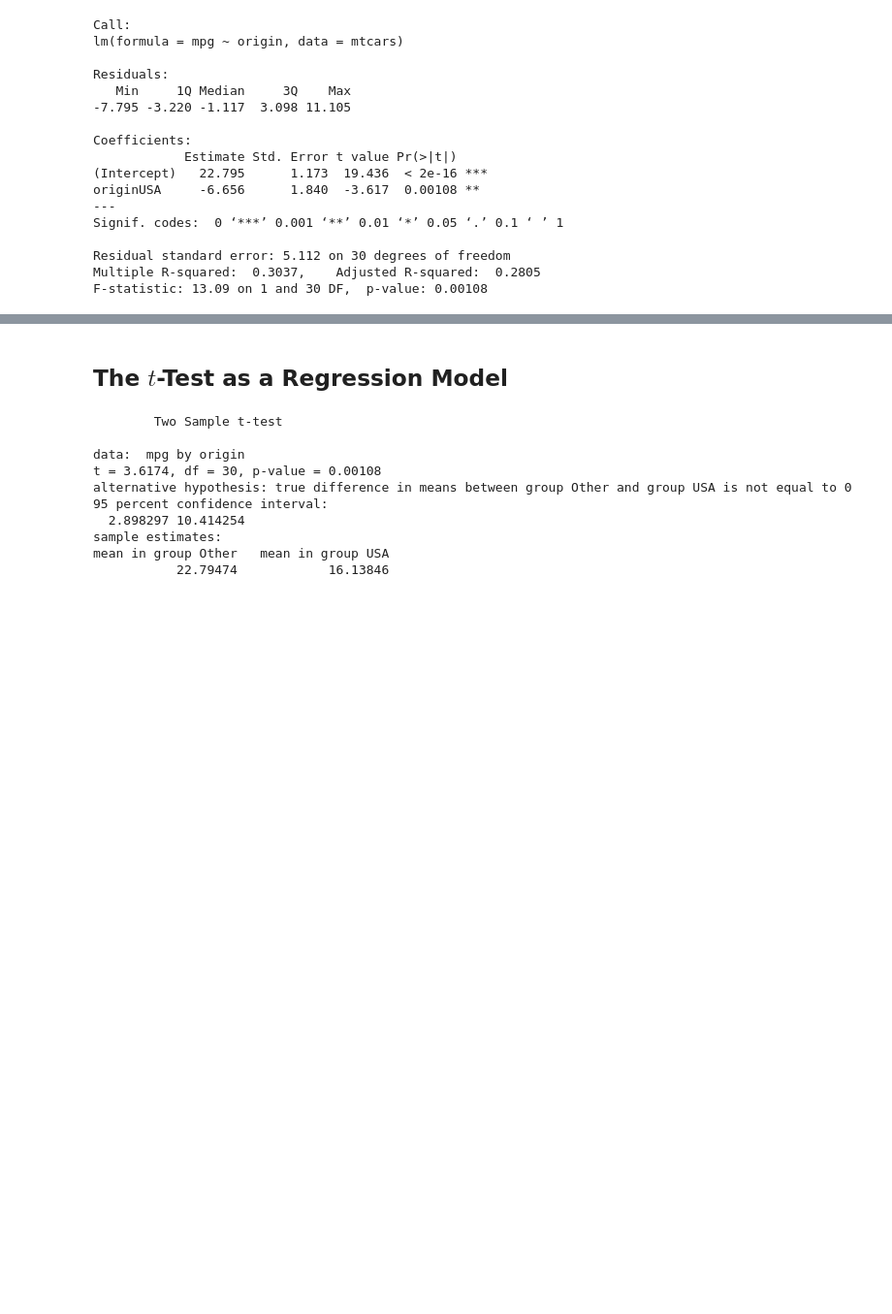
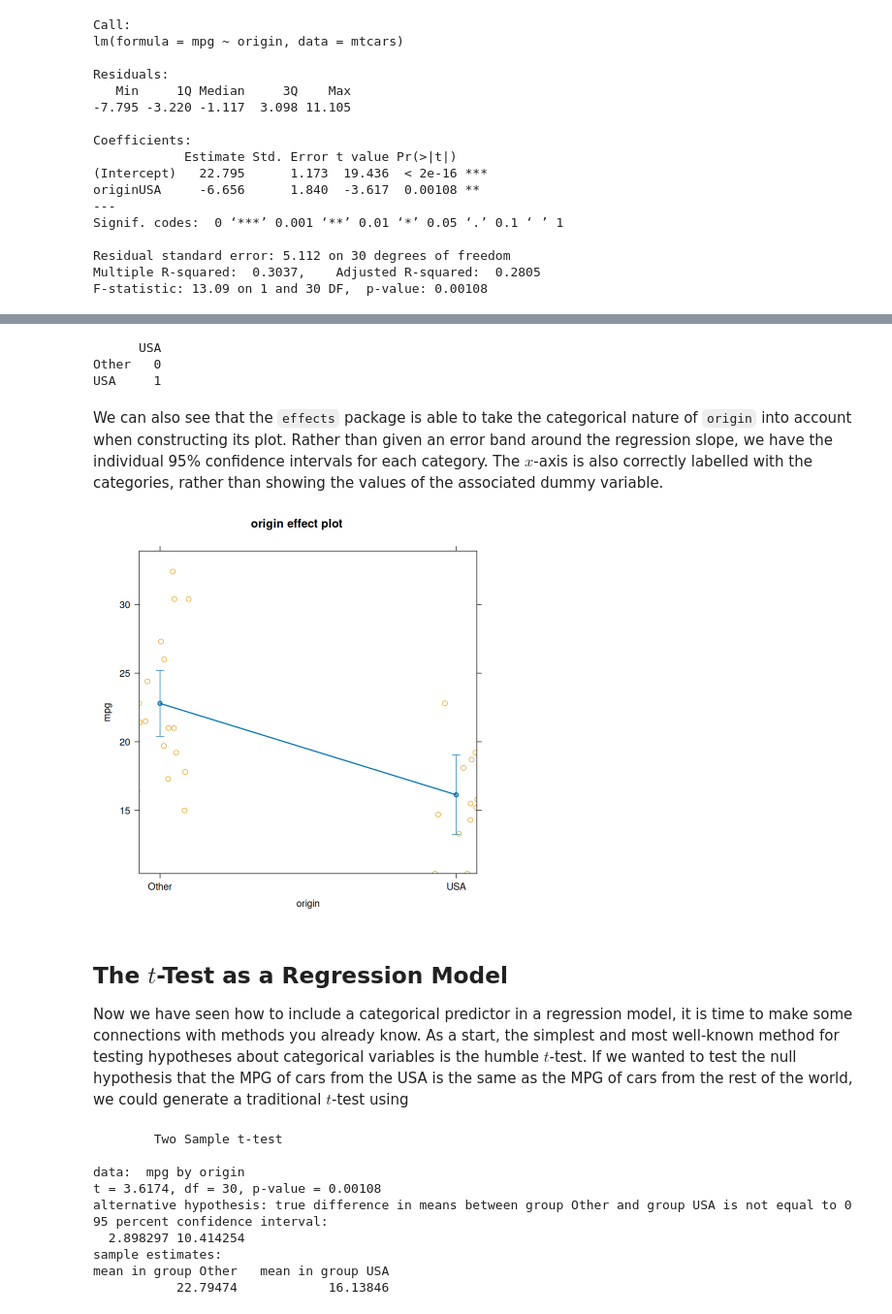
Before and after one commit to PCHN63101-Advanced-Data-Skills/Model-Comparisons-ANOVA, a Jupyter notebook: 1.dummy-variables.ipynb, the cells around one changed output, grey strips where cells are left out. Shown at 97% size. Drawn from its saved outputs; the diff is of its cells as text; code cells hidden in the pictures; blank space fills up the shorter version.

```diff
--- a/1.dummy-variables.ipynb
+++ b/1.dummy-variables.ipynb
@@ -148,6 +160,6 @@ mtcars$origin <- as.factor(mtcars$origin)
 # %%
-dummy.mod2 <- lm(mpg ~ origin, data=mtcars)
-summary(dummy.mod2)
+dummy.mod <- lm(mpg ~ origin, data=mtcars)
+summary(dummy.mod)
 # %% [output]
 Call:
 lm(formula = mpg ~ origin, data = mtcars)
@@ -200,3 +183,16 @@ attr(,"contrasts")$origin
+# %%
+print(contrasts(mtcars$origin))
+# %% [output]
+      USA
+Other   0
+USA     1
+# %% [markdown]
+We can also see that the `effects` package is able to take the categorical nature of `origin` into account when constructing its plot. Rather than given an error band around the regression slope, we have the individual 95% confidence intervals for each category. The $x$-axis is also correctly labelled with the categories, rather than showing the values of the associated dummy variable.
+# %%
+plot(allEffects(dummy.mod, residuals=TRUE), partial.residuals=list(smooth=FALSE))
+# %% [output]
+[figure, added]
 # %% [markdown]
 ## The $t$-Test as a Regression Model
+Now we have seen how to include a categorical predictor in a regression model, it is time to make some connections with methods you already know. As a start, the simplest and most well-known method for testing hypotheses about categorical variables is the humble $t$-test. If we wanted to test the null hypothesis that the MPG of cars from the USA is the same as the MPG of cars from the rest of the world, we could generate a traditional $t$-test using
 # %%
```
Also changed, not shown: parts of 27 cells of this notebook, 33 other files.
